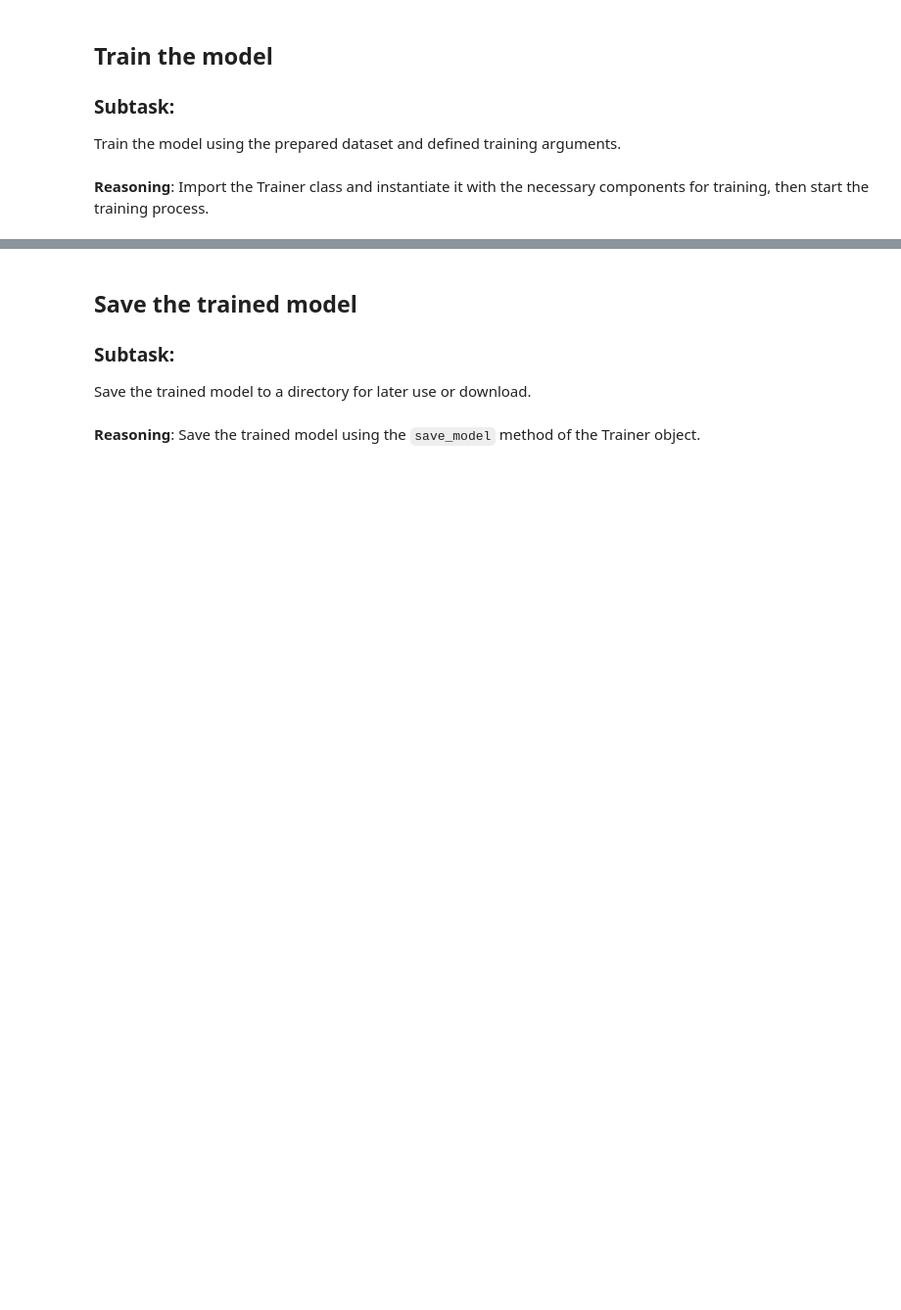
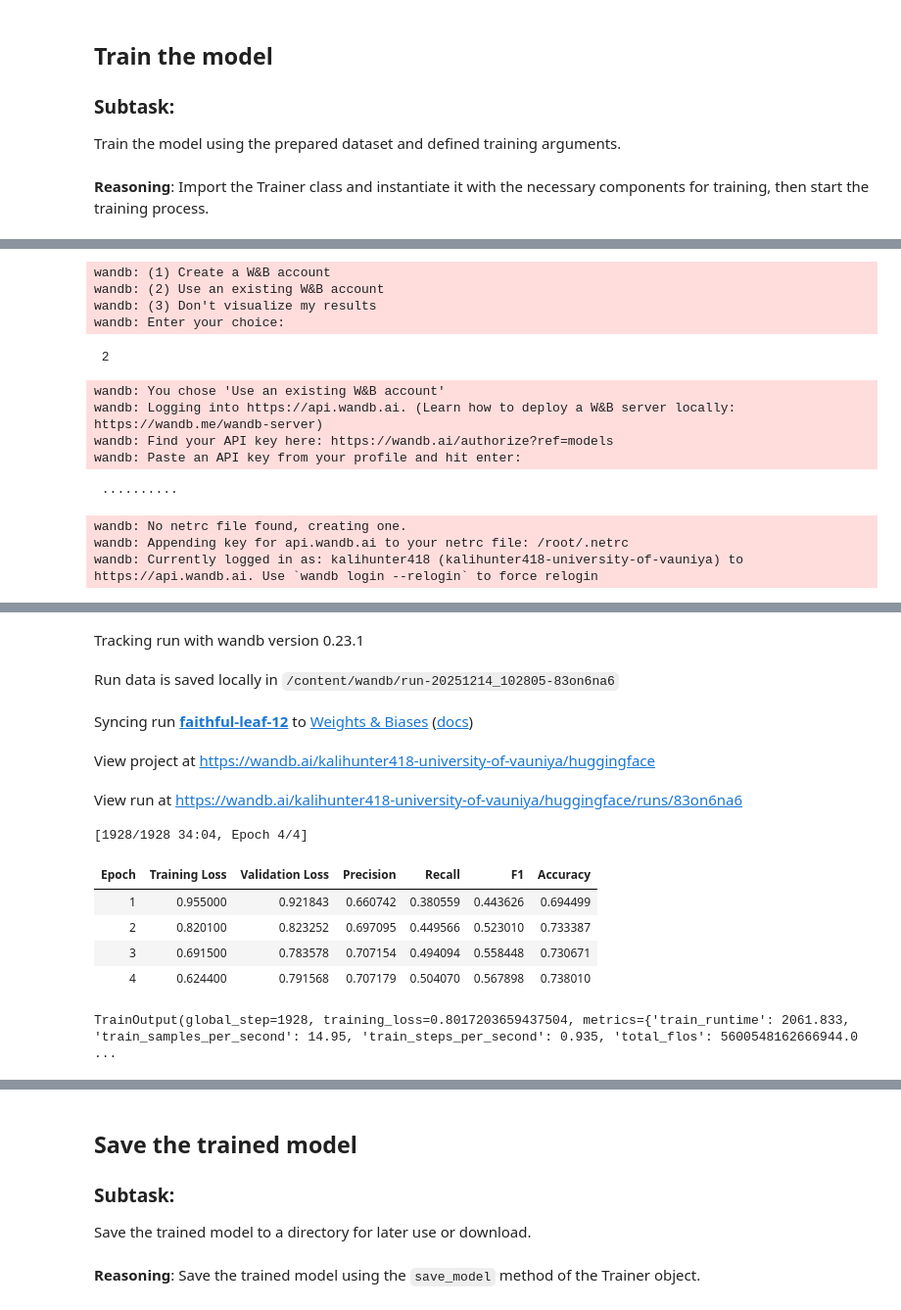
Before and after one commit to KasunUdayanga/NER-Sinhala-political-comment-identifier, a Jupyter notebook: Notebooks/SinBERT_large.ipynb, the cells around one changed output, grey strips where cells are left out. Shown: that part at 98% size. Cells and saved outputs as stored; diff of their text form; code cells hidden in the pictures; blank space fills up the shorter version.

```diff
--- a/Notebooks/SinBERT_large.ipynb
+++ b/Notebooks/SinBERT_large.ipynb
@@ -597,0 +505,64 @@ TrainOutput(global_step=4820, training_loss=0.5490915781234804, metrics={'train_
+# %%
+from sklearn.metrics import precision_score, recall_score, f1_score, accuracy_score
+import numpy as np
+
+def compute_metrics(p):
+    predictions, labels = p
+    predictions = np.argmax(predictions, axis=2)
+    true_labels = [[l for l in label if l != -100] for label in labels]
+    true_predictions = [
+        [p for (p,l) in zip(prediction, label) if l != -100]
+        for prediction, label in zip(predictions, labels)
+    ]
+    true_labels_flat = [i for sub in true_labels for i in sub]
+    true_predictions_flat = [i for sub in true_predictions for i in sub]
+
+    return {
+        "precision": precision_score(true_labels_flat, true_predictions_flat, average="macro"),
+        "recall": recall_score(true_labels_flat, true_predictions_flat, average="macro"),
+        "f1": f1_score(true_labels_flat, true_predictions_flat, average="macro"),
+        "accuracy": accuracy_score(true_labels_flat, true_predictions_flat)
+    }
+
+from transformers import Trainer, TrainingArguments
+
+training_args = TrainingArguments(
+    output_dir="sinbert_ner_output",
+    learning_rate=2e-5,
+    per_device_train_batch_size=16,
+    per_device_eval_batch_size=16,
+    num_train_epochs=4,
+    weight_decay=0.01,
+    logging_steps=50,
+    eval_strategy="epoch",
+    save_strategy="epoch",
+    load_best_model_at_end=True,
+    metric_for_best_model="f1",
+    save_total_limit=2
+)
+
+trainer = Trainer(
+    model=model,
+    args=training_args,
+    train_dataset=train_dataset,
+    eval_dataset=eval_dataset,
+    tokenizer=tokenizer,
+    data_collator=data_collator,
+    compute_metrics=compute_metrics
+)
+
+trainer.train()
+# %% [output]
+wandb: (1) Create a W&B account
+wandb: (2) Use an existing W&B account
+wandb: (3) Don't visualize my results
+wandb: Enter your choice:
+ 2
+wandb: You chose 'Use an existing W&B account'
+wandb: Logging into https://api.wandb.ai. (Learn how to deploy a W&B server locally: https://wandb.me/wandb-server)
+wandb: Find your API key here: https://wandb.ai/authorize?ref=models
+wandb: Paste an API key from your profile and hit enter:
+ ··········
+wandb: No netrc file found, creating one.
+wandb: Appending key for api.wandb.ai to your netrc file: /root/.netrc
+wandb: Currently logged in as: kalihunter418 (kalihunter418-university-of-vauniya) to https://api.wandb.ai. Use `wandb login --relogin` to force relogin
@@ -597,0 +570,12 @@ TrainOutput(global_step=4820, training_loss=0.5490915781234804, metrics={'train_
+Tracking run with wandb version 0.23.1
+Run data is saved locally in /content/wandb/run-20251214_102805-83on6na6
+Syncing run faithful-leaf-12 to Weights & Biases (docs)
+View project at https://wandb.ai/kalihunter418-university-of-vauniya/huggingface
+View run at https://wandb.ai/kalihunter418-university-of-vauniya/huggingface/runs/83on6na6
+[1928/1928 34:04, Epoch 4/4]
+| Epoch | Training Loss | Validation Loss | Precision | Recall | F1 | Accuracy |
+| 1 | 0.955000 | 0.921843 | 0.660742 | 0.380559 | 0.443626 | 0.694499 |
+| 2 | 0.820100 | 0.823252 | 0.697095 | 0.449566 | 0.523010 | 0.733387 |
+| 3 | 0.691500 | 0.783578 | 0.707154 | 0.494094 | 0.558448 | 0.730671 |
+| 4 | 0.624400 | 0.791568 | 0.707179 | 0.504070 | 0.567898 | 0.738010 |
+TrainOutput(global_step=1928, training_loss=0.8017203659437504, metrics={'train_runtime': 2061.833, 'train_samples_per_second': 14.95, 'train_steps_per_second': 0.935, 'total_flos': 5600548162666944.0 ...
```
Also changed, not shown: parts of 11 cells of this notebook.
